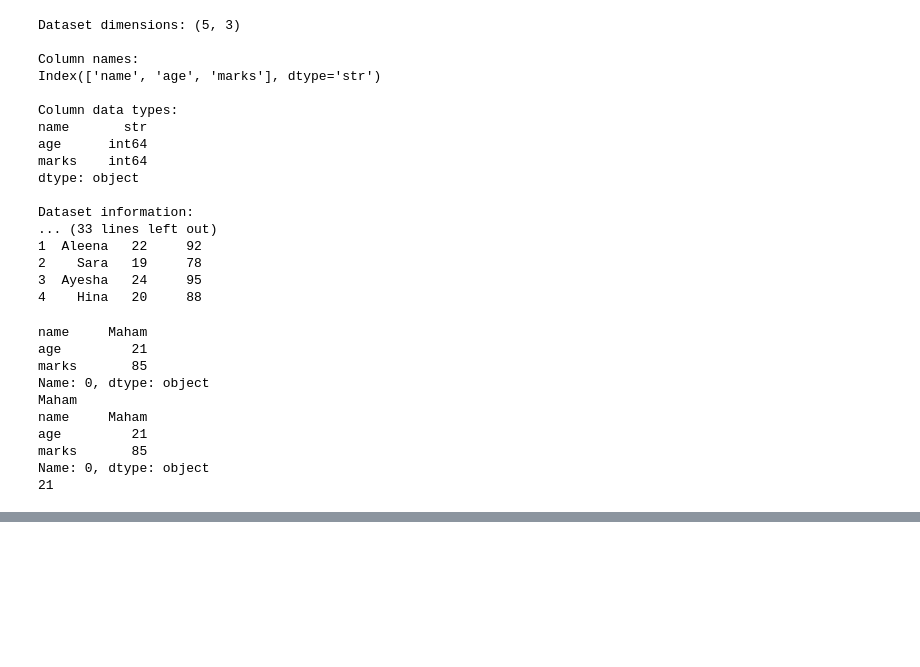
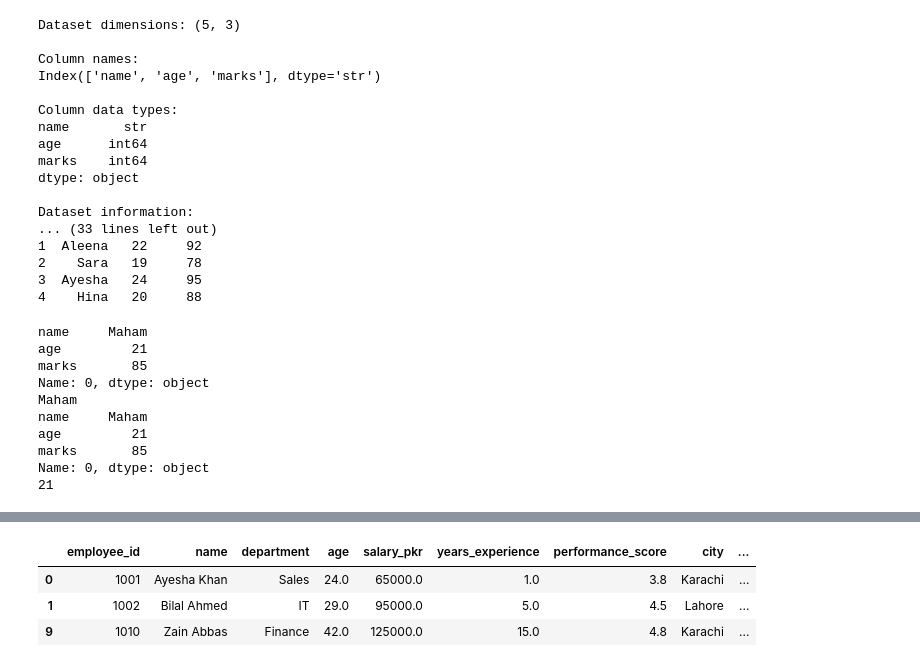
Before and after one commit to MahamYasir-ai/Pandas_Learning, a Jupyter notebook: basic.ipynb, the cells around one changed output, grey strips where cells are left out. Saved outputs shown, nothing was run; the diff lists cells and outputs as text; code cells hidden in the pictures; blank space fills up the shorter version.

```diff
--- a/basic.ipynb
+++ b/basic.ipynb
@@ -184,0 +318,9 @@ Name: 0, dtype: object
+# %%
+# Removes every row that contains at least one missing value and returns the cleaned DataFrame.
+# It does not permanently modify df unless you assign the result back
+df.dropna()
+# %% [output]
+|  | employee_id | name | department | age | salary_pkr | years_experience | performance_score | city | ... |
+| 0 | 1001 | Ayesha Khan | Sales | 24.0 | 65000.0 | 1.0 | 3.8 | Karachi | ... |
+| 1 | 1002 | Bilal Ahmed | IT | 29.0 | 95000.0 | 5.0 | 4.5 | Lahore | ... |
+| 9 | 1010 | Zain Abbas | Finance | 42.0 | 125000.0 | 15.0 | 4.8 | Karachi | ... |
```
Also changed, not shown: parts of 12 cells of this notebook, 2 other files.
